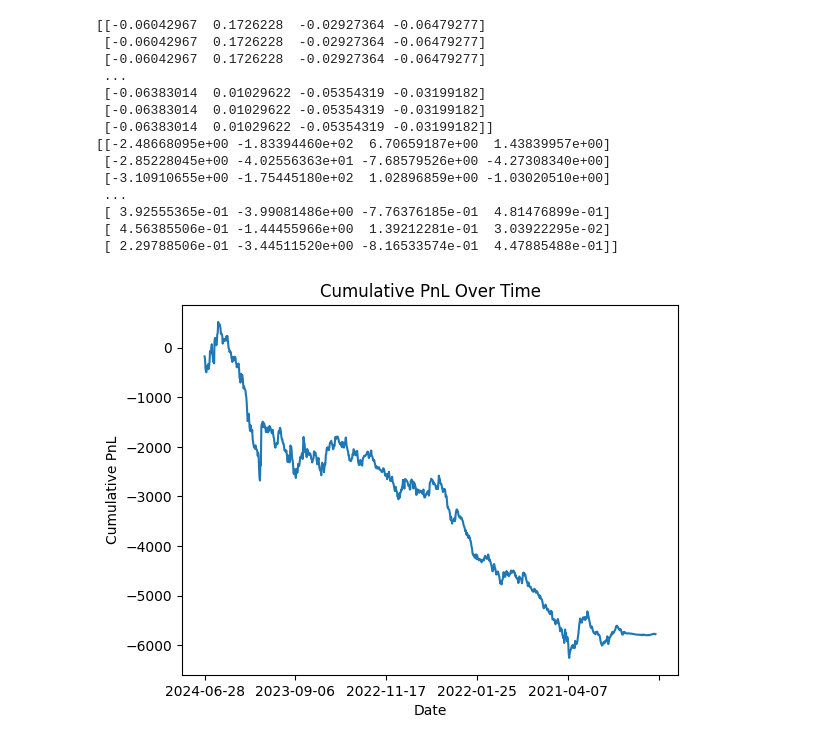
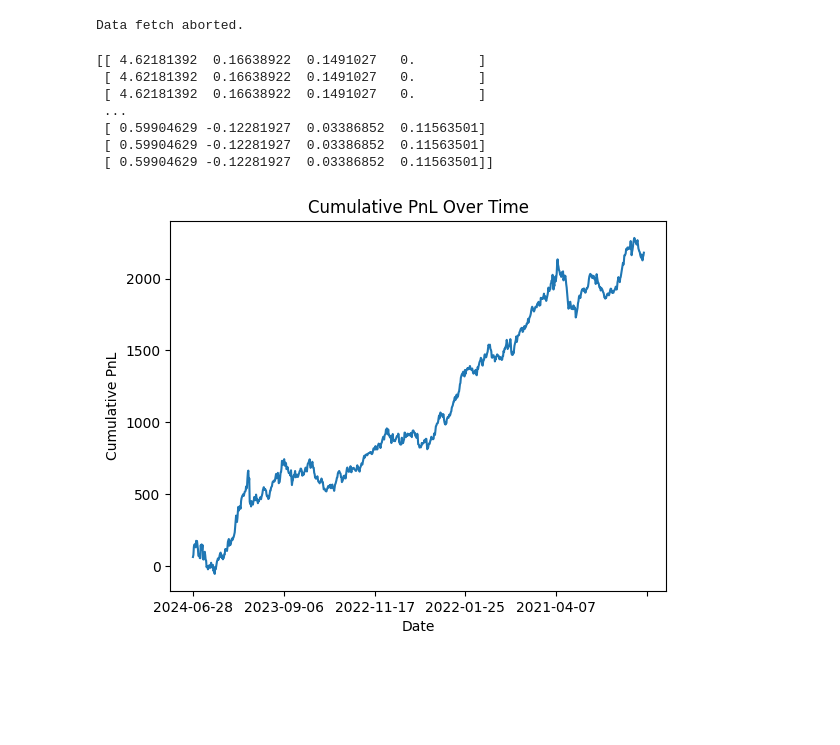
Before and after one commit to Khush-HFT/LFT, a Jupyter notebook: IFT/matrix.ipynb, the cells around one changed output. Cells and saved outputs as stored; diff of their text form; code cells hidden in the pictures; blank space fills up the shorter version.

```diff
--- a/IFT/matrix.ipynb
+++ b/IFT/matrix.ipynb
@@ -72,21 +4,40 @@ class FinancialDataProcessor:
+# %%
+def fetch_data():
+    while True:
+        user_input = input("To fetch data enter 1 else 0: ")
+        if user_input == '1':
+            process_data()
+            break
+        elif user_input == '0':
+            print("Data fetch aborted.")
+            break
+        else:
+            print("Invalid input. Please enter 1 or 0.")
+fetch_data()
+# %% [output]
+Data fetch aborted.
+# %%
+def alpha_example_6(fundamental_data):
+    fundamental_data_npm = fundamental_data.npm
+    fundamental_data_dte = fundamental_data.dte
+    for company in fundamental_data_npm.index.get_level_values('company').unique():
+        for date in fundamental_data_npm.index.get_level_values('date').unique():
+            sum = fundamental_data_npm.loc[(date, company), 'netProfitMargin'] + fundamental_data_dte.loc[(date, company), 'debtToEquity']
+            fundamental_data_npm.loc[(date, company), 'netProfitMargin'] = sum
+    fundamental_data_npm.rename(columns={'netProfitMargin': 'alpha_example_6_result'}, inplace=True)
+    return fundamental_data_npm
 # %%
-processor = FinancialDataProcessor('date.csv', 'ind_nifty500list.csv', 'my_3d_dataarray.nc', alpha_example_1)
-processor.calculate_weights()
-processor.calculate_pnl()
-processor.plot_cumulative_pnl()
+processor = FinancialDataProcessor('date.csv', 'ind_nifty500list.csv', 'my_3d_dataarray.nc', 'sectorData.csv', alpha_example_6)
+sector = input("Enter the sector['Financial Services' 'Industrials' 'Basic Materials'], for all of them enter 'All' : ")
+processor.calculate_weights(sector)
+processor.calculate_pnl(sector)
+processor.plot_cumulative_pnl(sector)
 # %% [output]
-[[-0.06042967  0.1726228  -0.02927364 -0.06479277]
- [-0.06042967  0.1726228  -0.02927364 -0.06479277]
- [-0.06042967  0.1726228  -0.02927364 -0.06479277]
+[[ 4.62181392  0.16638922  0.1491027   0.        ]
+ [ 4.62181392  0.16638922  0.1491027   0.        ]
+ [ 4.62181392  0.16638922  0.1491027   0.        ]
  ...
- [-0.06383014  0.01029622 -0.05354319 -0.03199182]
- [-0.06383014  0.01029622 -0.05354319 -0.03199182]
- [-0.06383014  0.01029622 -0.05354319 -0.03199182]]
-[[-2.48668095e+00 -1.83394460e+02  6.70659187e+00  1.43839957e+00]
- [-2.85228045e+00 -4.02556363e+01 -7.68579526e+00 -4.27308340e+00]
- [-3.10910655e+00 -1.75445180e+02  1.02896859e+00 -1.03020510e+00]
- ...
- [ 3.92555365e-01 -3.99081486e+00 -7.76376185e-01  4.81476899e-01]
- [ 4.56385506e-01 -1.44455966e+00  1.39212281e-01  3.03922295e-02]
- [ 2.29788506e-01 -3.44511520e+00 -8.16533574e-01  4.47885488e-01]]
+ [ 0.59904629 -0.12281927  0.03386852  0.11563501]
+ [ 0.59904629 -0.12281927  0.03386852  0.11563501]
+ [ 0.59904629 -0.12281927  0.03386852  0.11563501]]
-[figure, old version]
+[figure, new version]
```
Also changed, not shown: parts of 3 cells of this notebook, 4 other files.
